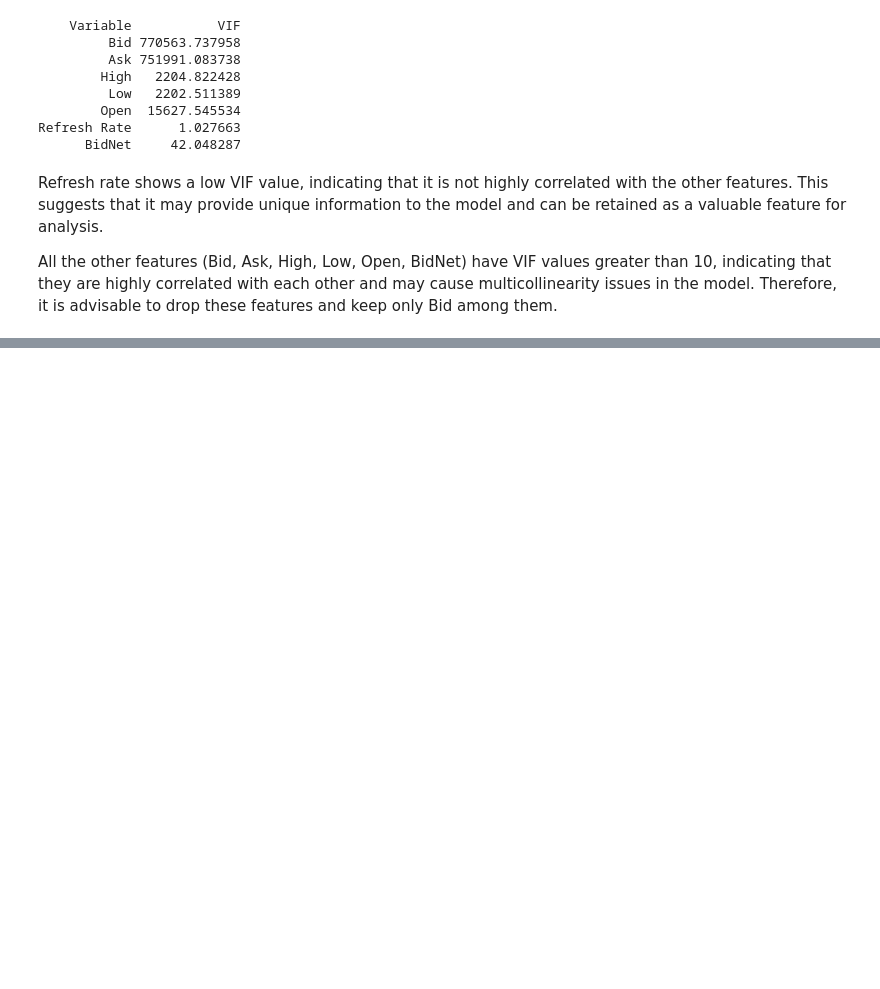
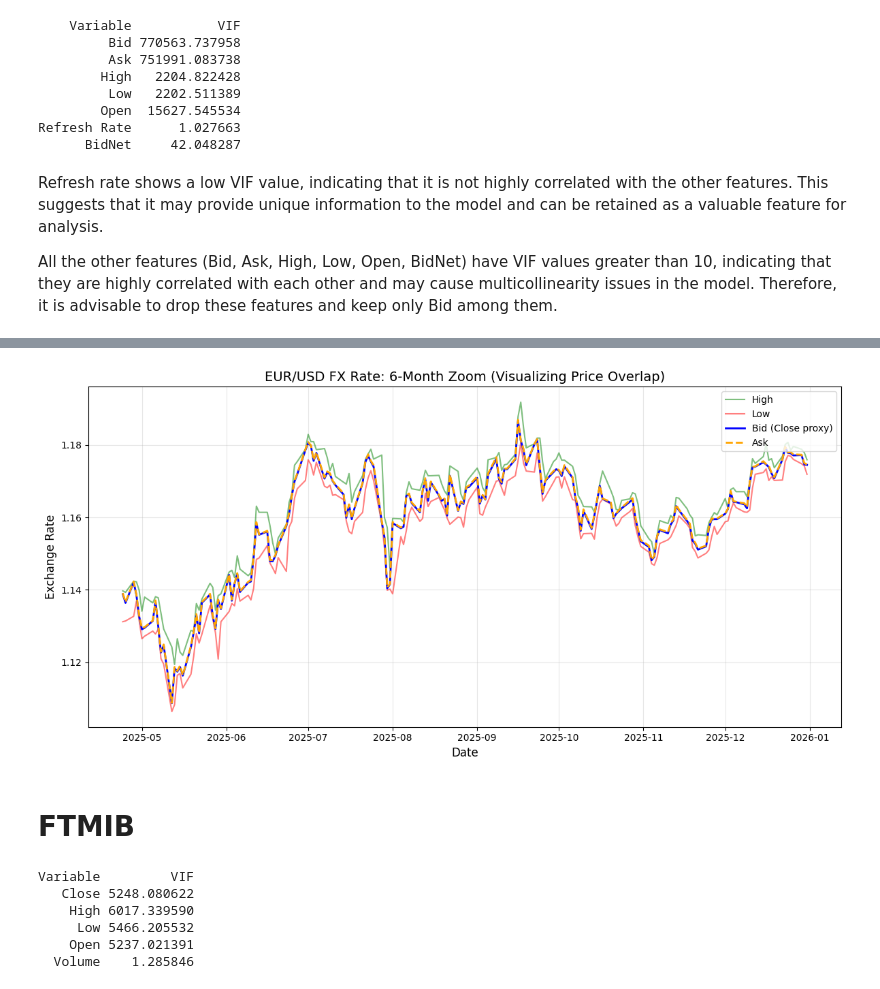
Before and after one commit to dvdbaggio/Mixed-Frequency-Forecasting, a Jupyter notebook: macro_features_correlation.ipynb, the cells around one changed output, grey strips where cells are left out. Saved outputs shown, nothing was run; the diff lists cells and outputs as text; code cells hidden in the pictures; blank space fills up the shorter version.

Commit message:
minor fixes + ftmib

```diff
--- a/macro_features_correlation.ipynb
+++ b/macro_features_correlation.ipynb
@@ -143,0 +173,27 @@ BidNet        1.000000
+# %%
+df_zoom = df_plot.tail(180)
+
+# Using a single subplot because all prices share the exact same scale
+fig2, ax2 = plt.subplots(figsize=(12, 6))
+
+# Plot High and Low with semi-transparency (alpha=0.4) to show the "corridor"
+ax2.plot(df_zoom['Date'], df_zoom['High'], label='High', color='green', linewidth=1.5, alpha=0.5)
+ax2.plot(df_zoom['Date'], df_zoom['Low'], label='Low', color='red', linewidth=1.5, alpha=0.5)
+
+# Plot Bid and Ask. Ask is dashed to highlight the perfect overlap
+ax2.plot(df_zoom['Date'], df_zoom['Bid'], label='Bid (Close proxy)', color='blue', linewidth=2)
+ax2.plot(df_zoom['Date'], df_zoom['Ask'], label='Ask', color='orange', linewidth=2, linestyle='--')
+
+ax2.set_title('EUR/USD FX Rate: 6-Month Zoom (Visualizing Price Overlap)', fontsize=14)
+ax2.set_ylabel('Exchange Rate', fontsize=12)
+ax2.set_xlabel('Date', fontsize=12)
+ax2.legend(loc='upper right')
+ax2.grid(True, alpha=0.3)
+
+plt.tight_layout()
+plt.savefig('./Plots/EURUSD_Micro.png', dpi=300)
+plt.show()
+# %% [output]
+[figure, added]
+# %% [markdown]
+# FTMIB
@@ -143,0 +209,19 @@ BidNet        1.000000
+# %%
+X = df_numeric.copy()
+X['Constant'] = 1
+
+# Calculate VIF for each variable
+vif_data = pd.DataFrame()
+vif_data["Variable"] = X.columns
+vif_data["VIF"] = [variance_inflation_factor(X.values, i) for i in range(len(X.columns))]
+
+# Remove the constant for printing purposes
+vif_data = vif_data[vif_data['Variable'] != 'Constant']
+print(vif_data.to_string(index=False))
+# %% [output]
+Variable         VIF
+   Close 5248.080622
+    High 6017.339590
+     Low 5466.205532
+    Open 5237.021391
+  Volume    1.285846
```
Also changed, not shown: parts of 12 cells of this notebook, 13 other files.
